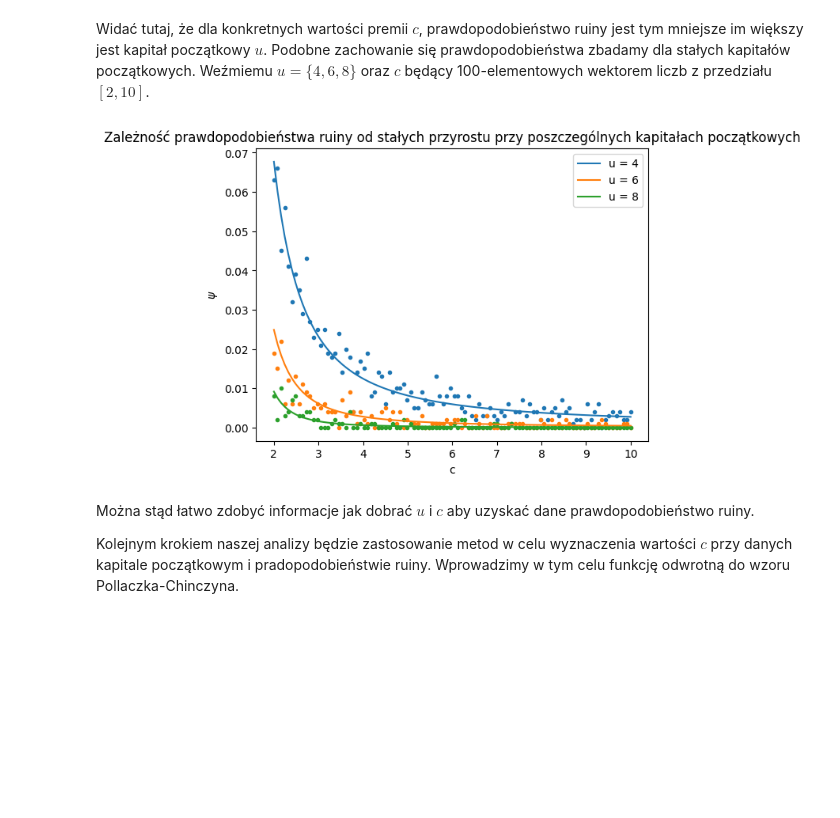
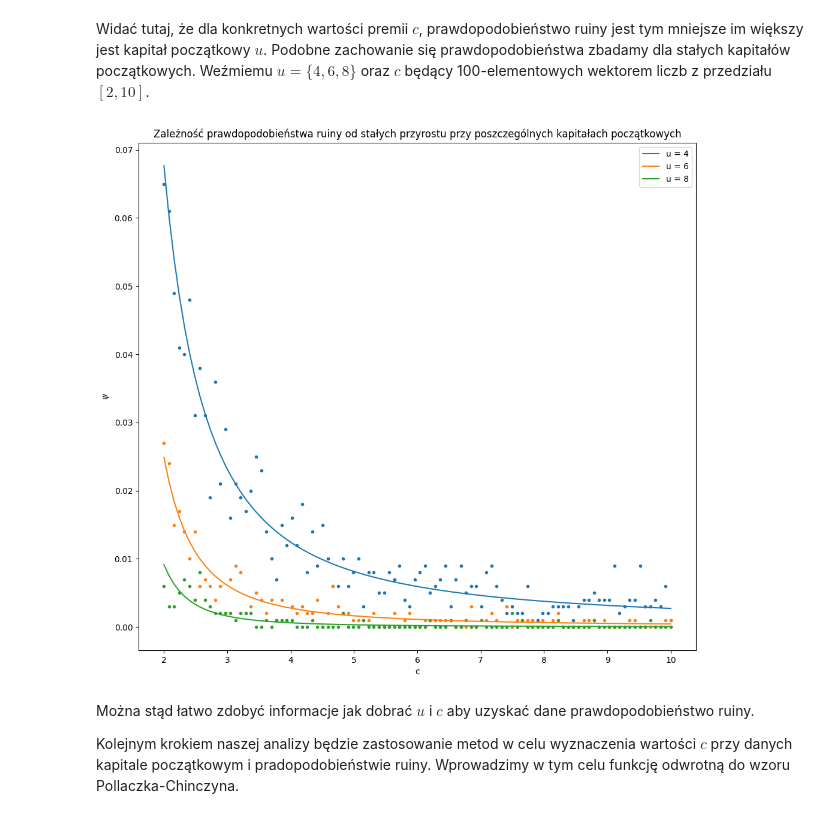
Before and after one commit to piotrczech/report-1-computer-simulations, a Jupyter notebook: main.ipynb, the cells around one changed output. Cells and saved outputs as stored; diff of their text form; code cells hidden in the pictures; blank space fills up the shorter version.

```diff
--- a/main.ipynb
+++ b/main.ipynb
@@ -2063,34 +2052,36 @@ T=10
 n=10**3
 u_0 = 4
 u_1 = 6
 u_2 = 8
+
+plt.figure(figsize=(12, 11))
 
 #obliczamy wartości pollaczka
 c = np.linspace(2,10,100)
 test1 = np.zeros(len(c))
 test2 = np.zeros(len(c))
 test3 = np.zeros(len(c))
 for i in range(len(c)):
     test1[i] = pol_chin(c[i],u_0)
     test2[i] = pol_chin(c[i],u_1)
     test3[i] = pol_chin(c[i],u_2)
 
 plot = plt.subplot()
 plt.plot(c,test1, label="u = 4")
 plt.plot(c,test2, label="u = 6")
 plt.plot(c,test3, label="u = 8")
 
 #obliczamy empirycznie
 draw_const_u(T,n,u_0,c)
 draw_const_u(T,n,u_1,c)
 draw_const_u(T,n,u_2,c)
 plot.set_xlabel("c")
 plot.set_ylabel("$\psi$")
 plt.title("Zależność prawdopodobieństwa ruiny od stałych przyrostu przy poszczególnych kapitałach początkowych")
 plt.legend()
 plt.show()
 # %% [output]
-[figure, old version]
+[figure, new version]
 # %% [markdown]
 Można stąd łatwo zdobyć informacje jak dobrać $u$ i $c$ aby uzyskać dane prawdopodobieństwo ruiny.
 
```
Also changed, not shown: parts of 17 cells of this notebook.
